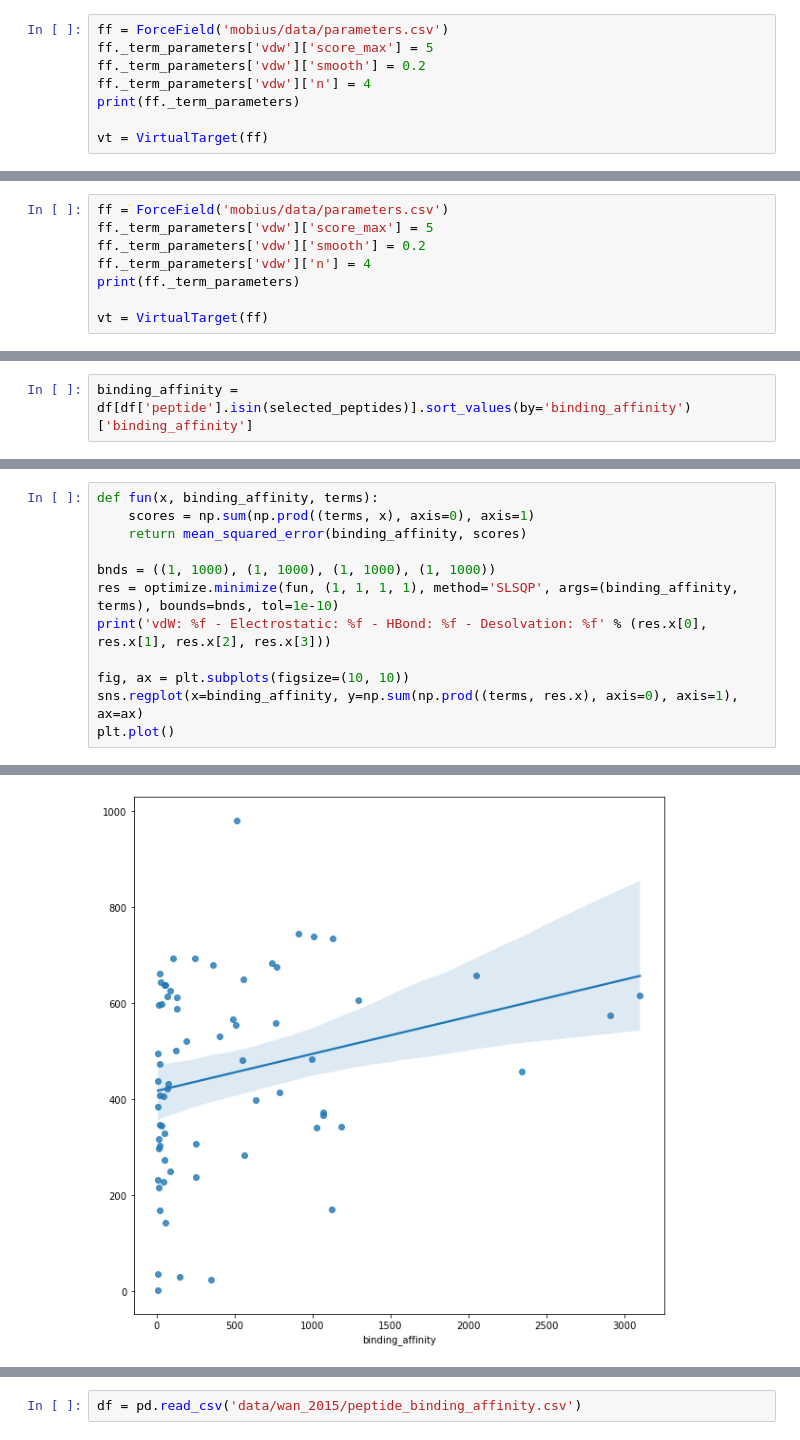
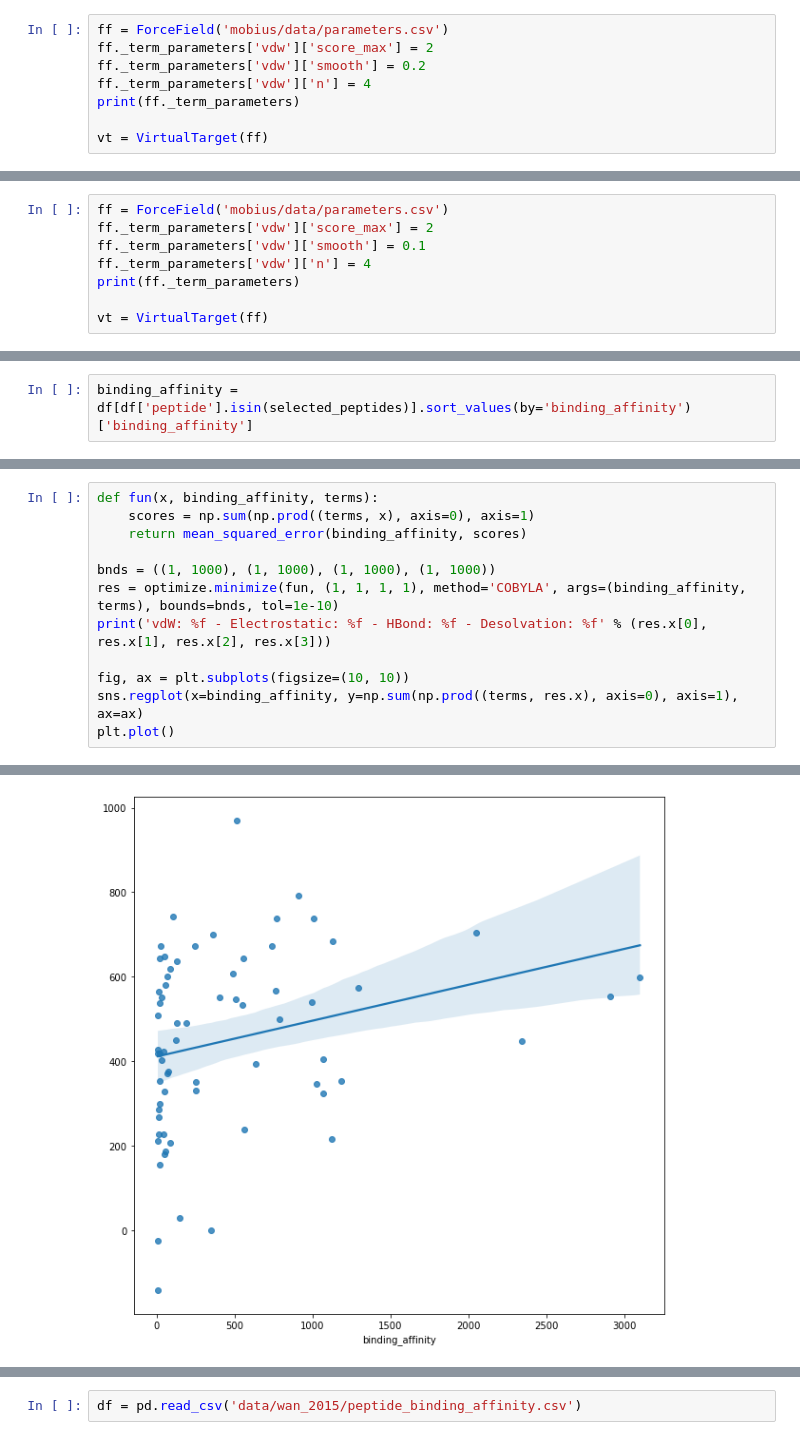
Before and after one commit to jeeberhardt/mobius, a Jupyter notebook: Untitled1.ipynb, the cells around one changed output, grey strips where cells are left out. Saved outputs shown, nothing was run; the diff lists cells and outputs as text.

Commit message:
Changed vdW parameters

```diff
--- a/Untitled1.ipynb
+++ b/Untitled1.ipynb
@@ -140,7 +140,7 @@ array([0.111617  , 0.01278511, 0.07221377, 0.24834302, 0.26640823,
        0.24830759, 0.16256755, 0.15354441, 0.00750467])
 # %%
 ff = ForceField('mobius/data/parameters.csv')
-ff._term_parameters['vdw']['score_max'] = 5
+ff._term_parameters['vdw']['score_max'] = 2
 ff._term_parameters['vdw']['smooth'] = 0.2
 ff._term_parameters['vdw']['n'] = 4
 print(ff._term_parameters)
@@ -346,8 +317,8 @@ array([0.10301116, 0.00715641, 0.10967447, 0.26084893, 0.23788112,
        0.20399901, 0.14212962, 0.18862531, 0.01176521])
 # %%
 ff = ForceField('mobius/data/parameters.csv')
-ff._term_parameters['vdw']['score_max'] = 5
-ff._term_parameters['vdw']['smooth'] = 0.2
+ff._term_parameters['vdw']['score_max'] = 2
+ff._term_parameters['vdw']['smooth'] = 0.1
 ff._term_parameters['vdw']['n'] = 4
 print(ff._term_parameters)
 
@@ -394,7 +365,7 @@ def fun(x, binding_affinity, terms):
     return mean_squared_error(binding_affinity, scores)
 
 bnds = ((1, 1000), (1, 1000), (1, 1000), (1, 1000))
-res = optimize.minimize(fun, (1, 1, 1, 1), method='SLSQP', args=(binding_affinity, terms), bounds=bnds, tol=1e-10)
+res = optimize.minimize(fun, (1, 1, 1, 1), method='COBYLA', args=(binding_affinity, terms), bounds=bnds, tol=1e-10)
 print('vdW: %f - Electrostatic: %f - HBond: %f - Desolvation: %f' % (res.x[0], res.x[1], res.x[2], res.x[3]))
 
 fig, ax = plt.subplots(figsize=(10, 10))
@@ -405,3 +376,3 @@ plt.plot()
 []
-[figure, old version]
+[figure, new version]
 # %% [markdown]
```
Also changed, not shown: parts of 16 cells of this notebook, 2 other files.
